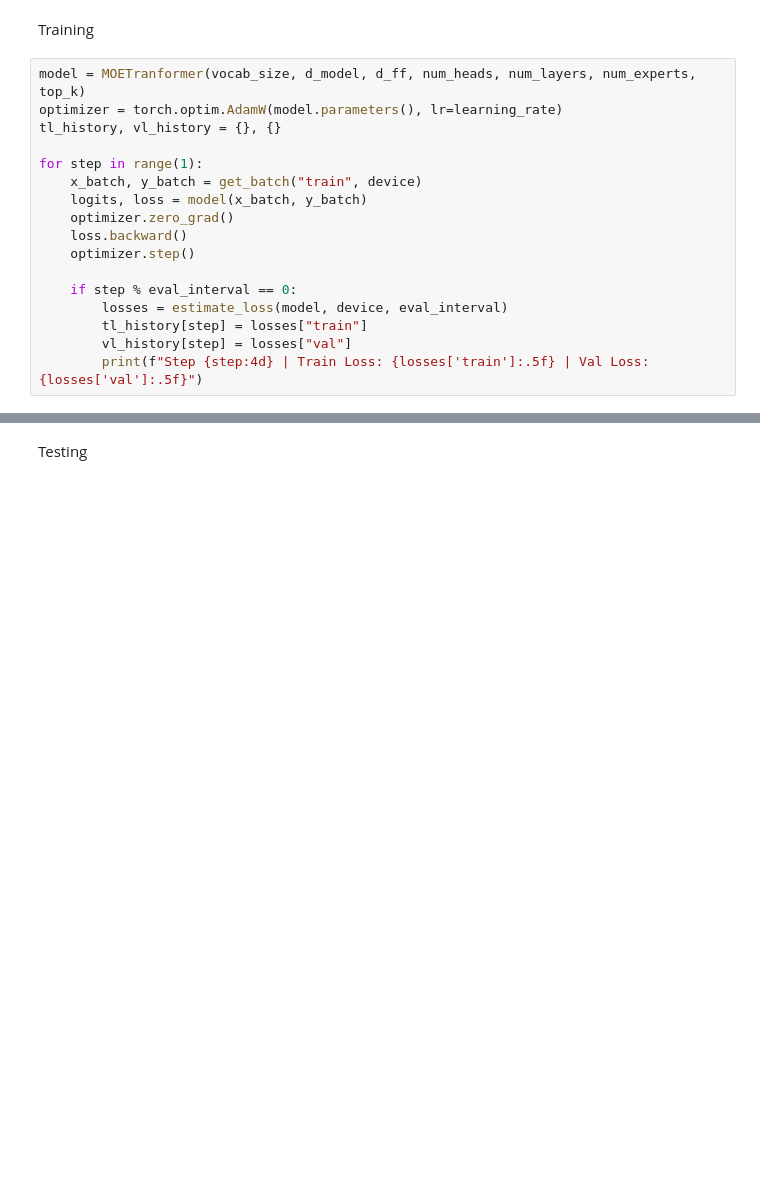
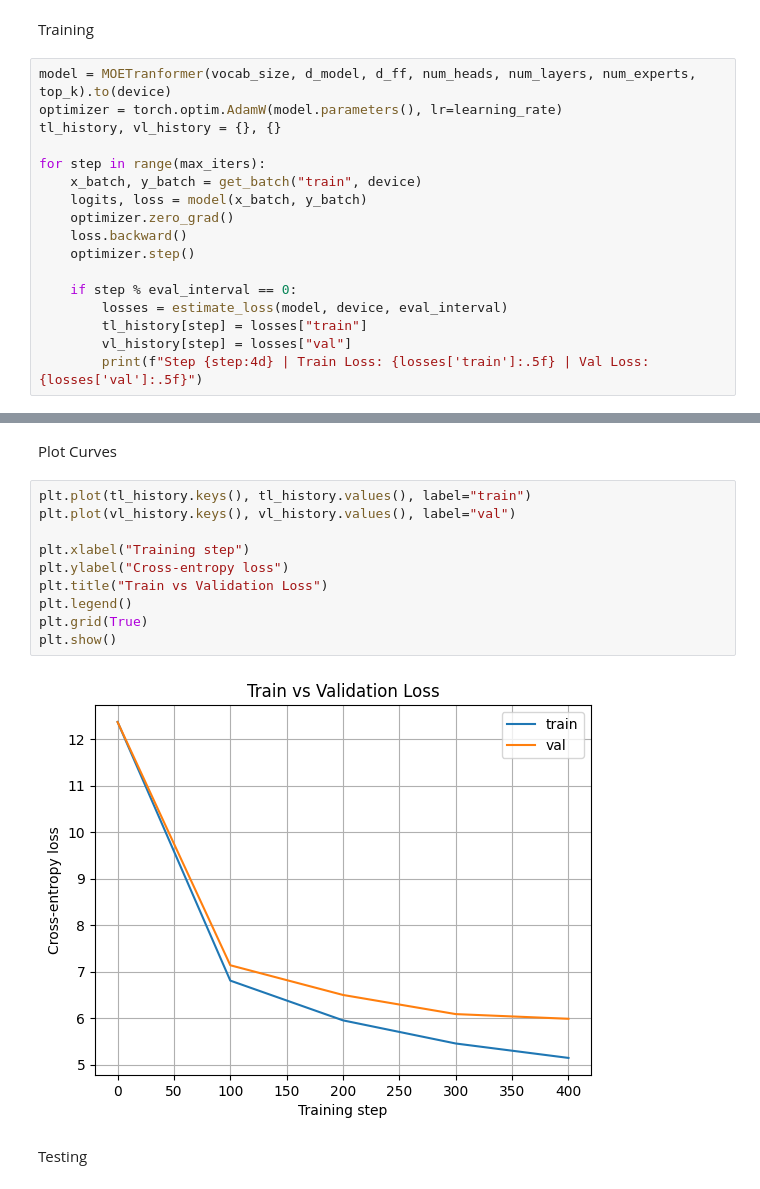
Before and after one commit to Bukunmi2108/ml-journey, a Jupyter notebook: research/p1/moe/moe.ipynb, the cells around one changed output, grey strips where cells are left out. Drawn from its saved outputs; the diff is of its cells as text; blank space fills up the shorter version.

```diff
--- a/research/p1/moe/moe.ipynb
+++ b/research/p1/moe/moe.ipynb
@@ -207,11 +209,11 @@ def estimate_loss(model, device, eval_interval):
 # %% [markdown]
 Training
 # %%
-model = MOETranformer(vocab_size, d_model, d_ff, num_heads, num_layers, num_experts, top_k)
+model = MOETranformer(vocab_size, d_model, d_ff, num_heads, num_layers, num_experts, top_k).to(device)
 optimizer = torch.optim.AdamW(model.parameters(), lr=learning_rate)
 tl_history, vl_history = {}, {}
 
-for step in range(1):
+for step in range(max_iters):
     x_batch, y_batch = get_batch("train", device)
     logits, loss = model(x_batch, y_batch)
     optimizer.zero_grad()
@@ -226,3 +234,17 @@ for step in range(1):
+# %% [markdown]
+Plot Curves
+# %%
+plt.plot(tl_history.keys(), tl_history.values(), label="train")
+plt.plot(vl_history.keys(), vl_history.values(), label="val")
+
+plt.xlabel("Training step")
+plt.ylabel("Cross-entropy loss")
+plt.title("Train vs Validation Loss")
+plt.legend()
+plt.grid(True)
+plt.show()
+# %% [output]
+[figure, added]
 # %% [markdown]
 Testing
 # %%
```
Also changed, not shown: parts of 3 cells of this notebook.
